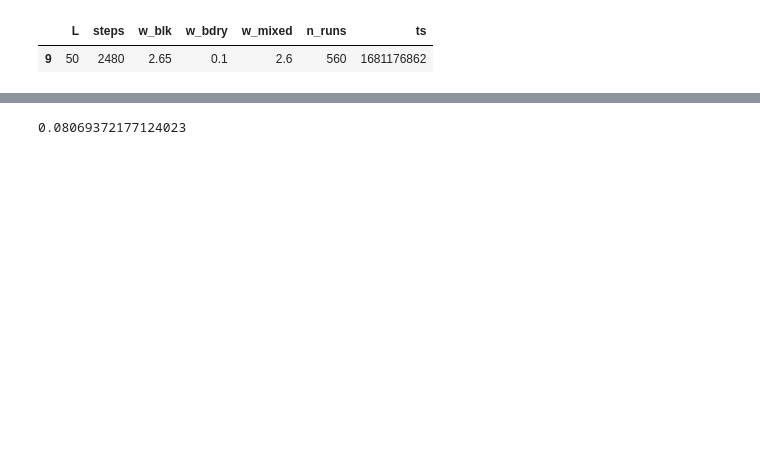
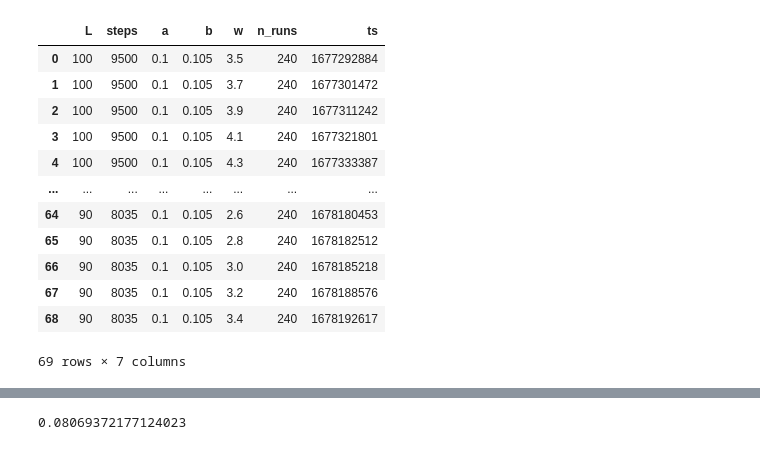
Before and after one commit to tsgaurav/Ising_RSRG, a Jupyter notebook: Correlation_functions.ipynb, the cells around one changed output, grey strips where cells are left out. Cells and saved outputs as stored; diff of their text form; code cells hidden in the pictures; blank space fills up the shorter version.

```diff
--- a/Correlation_functions.ipynb
+++ b/Correlation_functions.ipynb
@@ -16,10 +16,21 @@ from sklearn.linear_model import LinearRegression
 # %%
-log_file = pd.read_csv("bdry_log_file.csv")[9:10]
+log_file = pd.read_csv("output/pre_09_03_23/log_file.csv")
 ts_list = log_file['ts'].tolist()
 log_file
 # %% [output]
-|  | L | steps | w_blk | w_bdry | w_mixed | n_runs | ts |
-| 9 | 50 | 2480 | 2.65 | 0.1 | 2.6 | 560 | 1681176862 |
+|  | L | steps | a | b | w | n_runs | ts |
+| 0 | 100 | 9500 | 0.1 | 0.105 | 3.5 | 240 | 1677292884 |
+| 1 | 100 | 9500 | 0.1 | 0.105 | 3.7 | 240 | 1677301472 |
+| 2 | 100 | 9500 | 0.1 | 0.105 | 3.9 | 240 | 1677311242 |
+| 3 | 100 | 9500 | 0.1 | 0.105 | 4.1 | 240 | 1677321801 |
+| 4 | 100 | 9500 | 0.1 | 0.105 | 4.3 | 240 | 1677333387 |
+| ... | ... | ... | ... | ... | ... | ... | ... |
+| 64 | 90 | 8035 | 0.1 | 0.105 | 2.6 | 240 | 1678180453 |
+| 65 | 90 | 8035 | 0.1 | 0.105 | 2.8 | 240 | 1678182512 |
+| 66 | 90 | 8035 | 0.1 | 0.105 | 3.0 | 240 | 1678185218 |
+| 67 | 90 | 8035 | 0.1 | 0.105 | 3.2 | 240 | 1678188576 |
+| 68 | 90 | 8035 | 0.1 | 0.105 | 3.4 | 240 | 1678192617 |
+69 rows × 7 columns
 # %%
 def generate_corr_matrix(reverse_dict, L):
     vect = np.zeros(shape=(L*L, L*L), dtype=bool)
```
Also changed, not shown: parts of 4 cells of this notebook, 3 other files.
